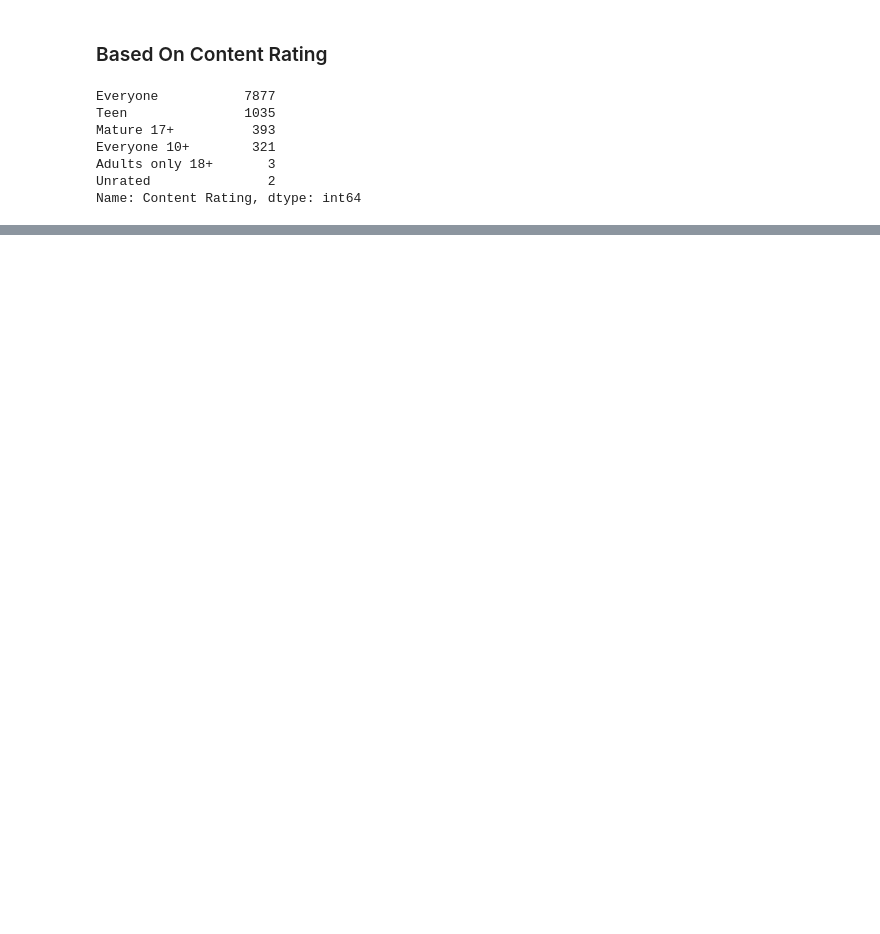
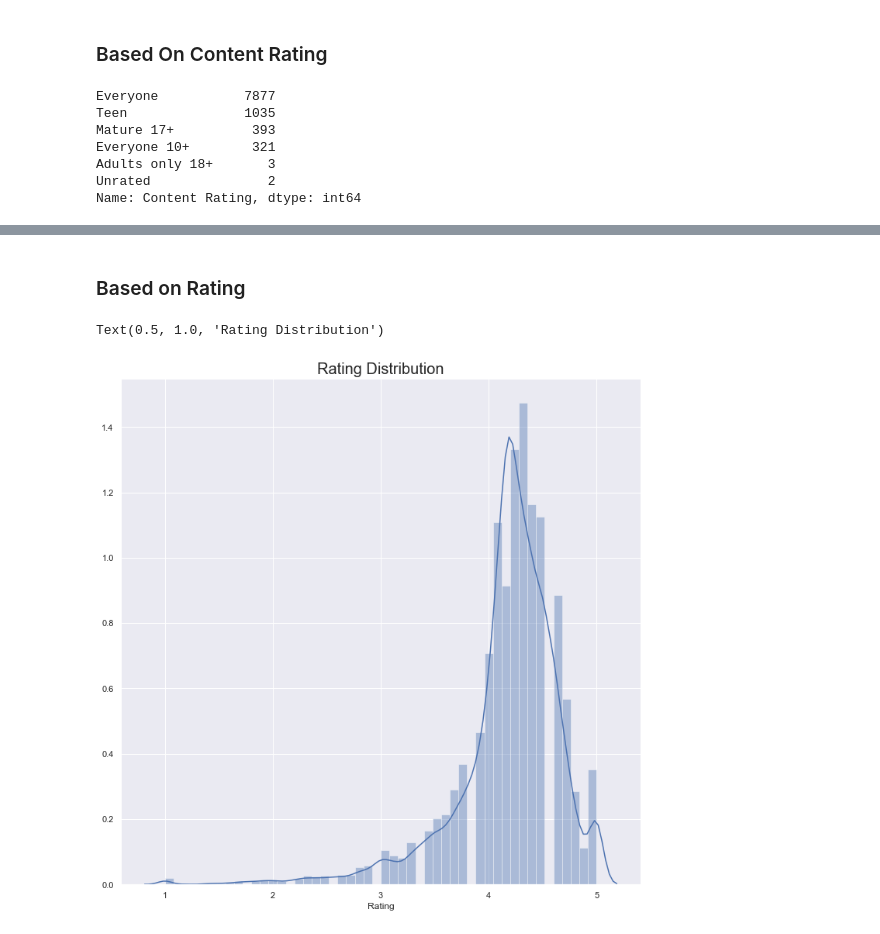
Before and after one commit to brainaulia/Final-Project-Purwadhika-JCDS-01, a Jupyter notebook: Explolatory Data Analaysis.ipynb, the cells around one changed output, grey strips where cells are left out. Cells and saved outputs as stored; diff of their text form; code cells hidden in the pictures; blank space fills up the shorter version.

```diff
--- a/Explolatory Data Analaysis.ipynb
+++ b/Explolatory Data Analaysis.ipynb
@@ -210,0 +264,9 @@ sns.pairplot(dfdt.drop('profit',axis=1),hue='Type')
+# %% [markdown]
+### Based on Rating
+# %%
+plt.figure(figsize=(12,12))
+sns.distplot(dfdt['Rating'])
+plt.title('Rating Distribution',size = 20)
+# %% [output]
+Text(0.5, 1.0, 'Rating Distribution')
+[figure, added]
```
Also changed, not shown: parts of 17 cells of this notebook.
